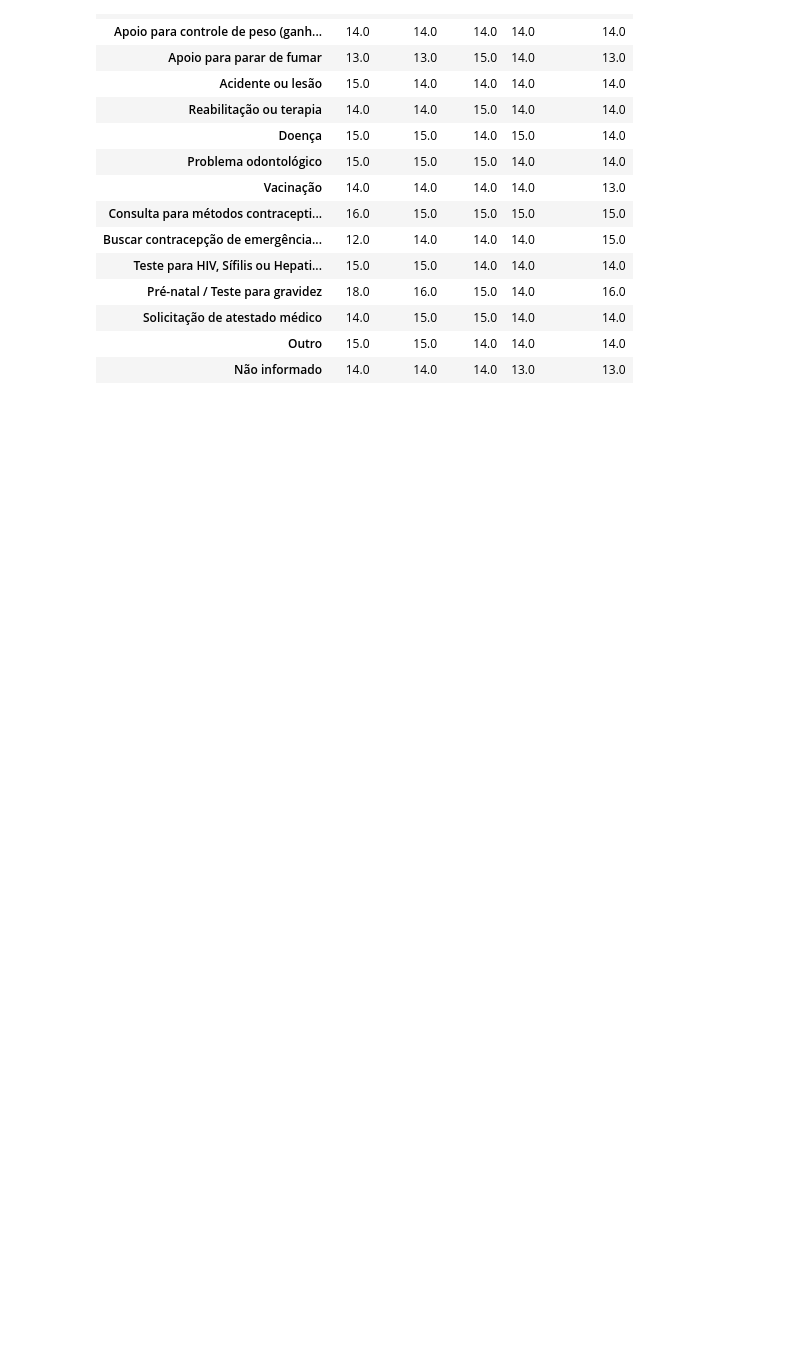
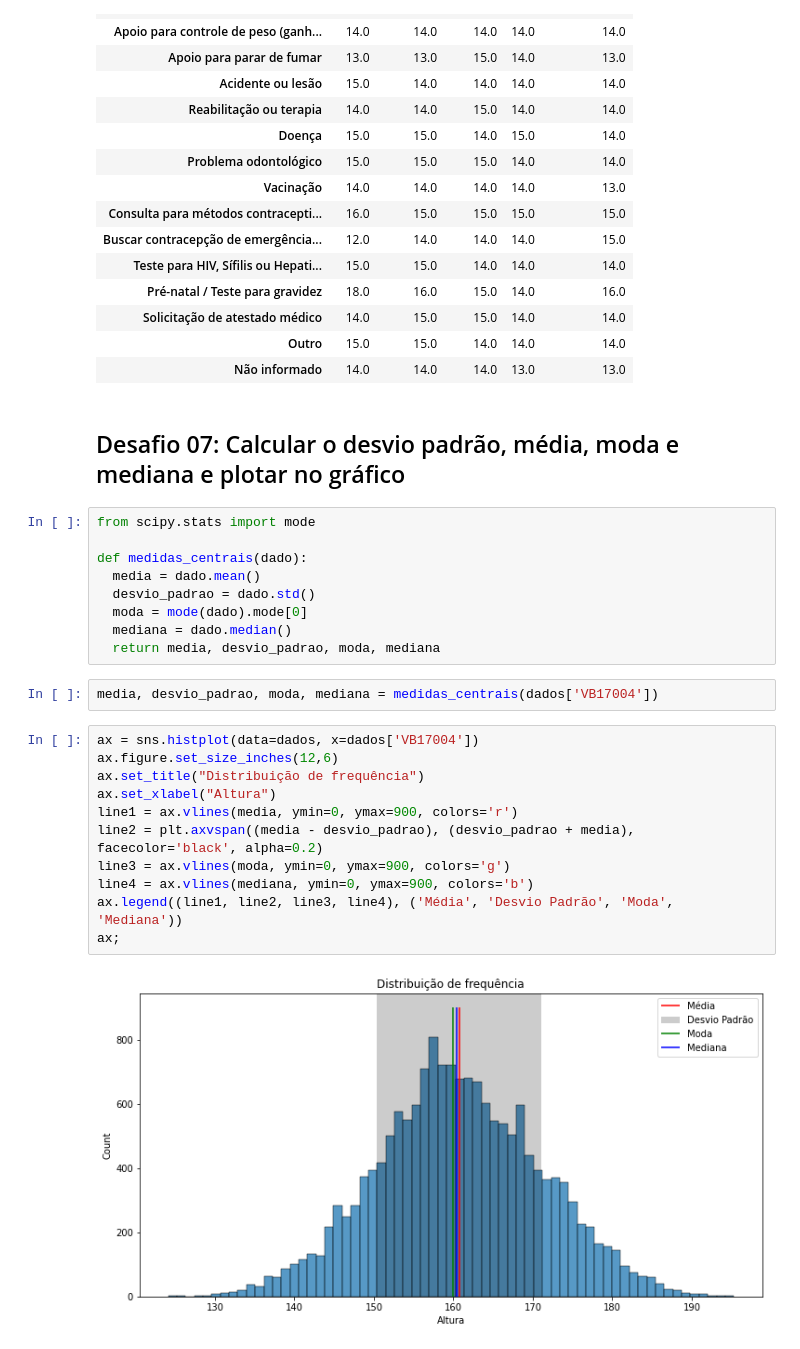
Before and after one commit to yoshinaga2904/Bootcamp-Alura, a Jupyter notebook: Modulo_3.ipynb, the cells around one changed output. Saved outputs shown, nothing was run; the diff lists cells and outputs as text; blank space fills up the shorter version.

```diff
--- a/Modulo_3.ipynb
+++ b/Modulo_3.ipynb
@@ -520,3 +534,29 @@ sus
 | Solicitação de atestado médico | 14.0 | 15.0 | 15.0 | 14.0 | 14.0 |
 | Outro | 15.0 | 15.0 | 14.0 | 14.0 | 14.0 |
 | Não informado | 14.0 | 14.0 | 14.0 | 13.0 | 13.0 |
+# %% [markdown]
+## Desafio 07: Calcular o desvio padrão, média, moda e mediana e plotar no gráfico
+# %%
+from scipy.stats import mode
+
+def medidas_centrais(dado):
+  media = dado.mean()
+  desvio_padrao = dado.std()
+  moda = mode(dado).mode[0]
+  mediana = dado.median()
+  return media, desvio_padrao, moda, mediana
+# %%
+media, desvio_padrao, moda, mediana = medidas_centrais(dados['VB17004'])
+# %%
+ax = sns.histplot(data=dados, x=dados['VB17004'])
+ax.figure.set_size_inches(12,6)
+ax.set_title("Distribuição de frequência")
+ax.set_xlabel("Altura")
+line1 = ax.vlines(media, ymin=0, ymax=900, colors='r')
+line2 = plt.axvspan((media - desvio_padrao), (desvio_padrao + media), facecolor='black', alpha=0.2)
+line3 = ax.vlines(moda, ymin=0, ymax=900, colors='g')
+line4 = ax.vlines(mediana, ymin=0, ymax=900, colors='b')
+ax.legend((line1, line2, line3, line4), ('Média', 'Desvio Padrão', 'Moda', 'Mediana'))
+ax;
+# %% [output]
+[figure, added]
```
Also changed, not shown: parts of 7 cells of this notebook.
